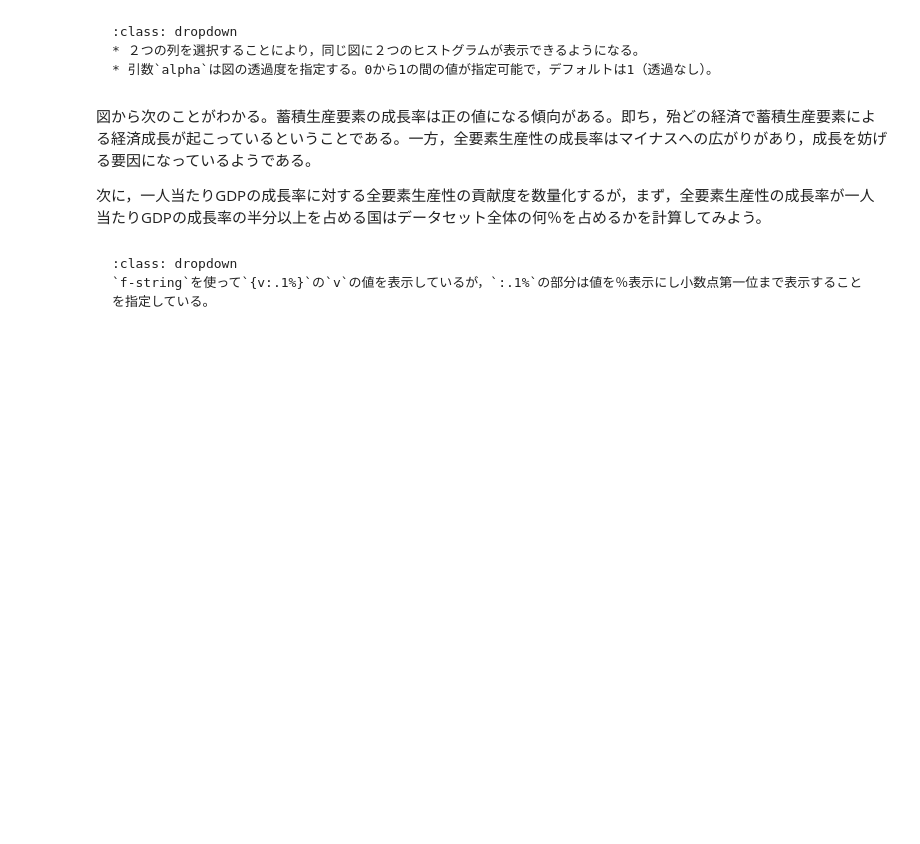
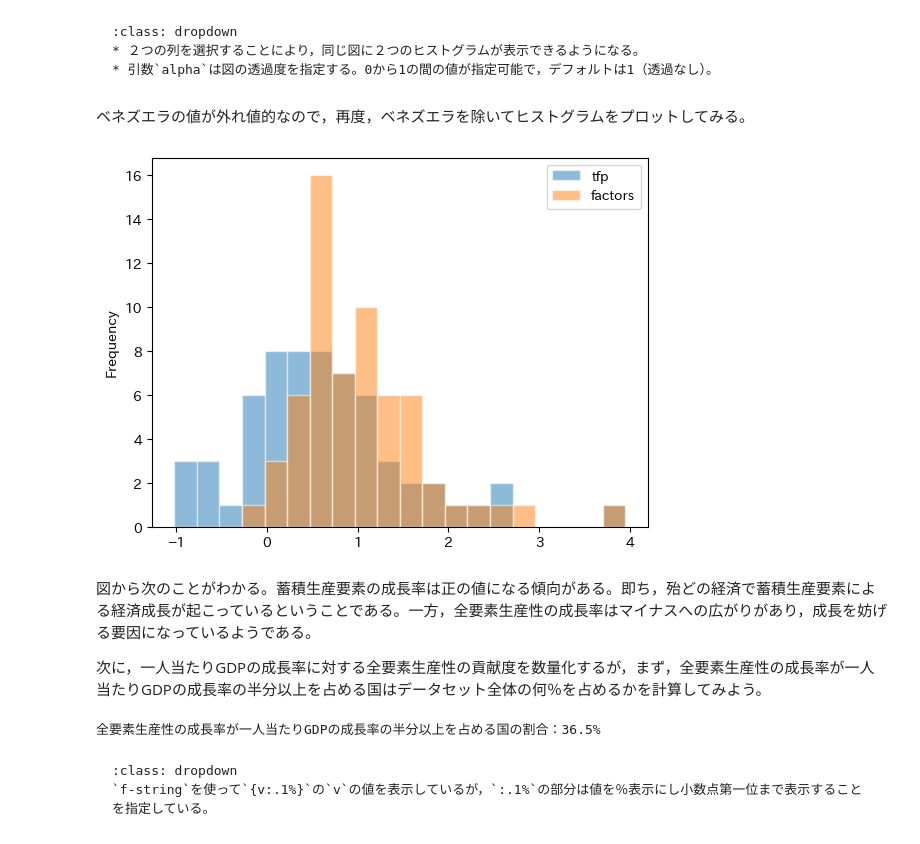
Before and after one commit to Py4Macro/py4macro.github.io, a Jupyter notebook: 5b_Growth_Accounting.ipynb, the cells around one changed output. Cells and saved outputs as stored; diff of their text form; code cells hidden in the pictures; blank space fills up the shorter version.

````diff
--- a/5b_Growth_Accounting.ipynb
+++ b/5b_Growth_Accounting.ipynb
@@ -188,0 +203,2 @@ df['tfp'] = df['y'] / df['factors']
+# %%
+latest_yr = df['year'].max()
@@ -189,12 +207,12 @@ df['tfp'] = df['y'] / df['factors']
 # %%
-def calculate_growth(country, var, start=1999, end=2019, df=df):
+def calculate_growth(country, var, start=1999, end=latest_yr, df=df):
 
     """
     引数：
         country: 国名（文字列; 例えば，'Japan'）
         var: 変数名（文字列; 例えば，`y`）
     戻り値：
-        `country`における`var`の平均成長率（浮動小数点型）
+        `country`における`var`の平均成長率（％）
     """
 
     t = end - start                          #1
@@ -211,7 +229,7 @@ def calculate_growth(country, var, start=1999, end=2019, df=df):
 
     g = (1/t) * np.log( df_end[var].iloc[0] / df_start[var].iloc[0] ) #9
 
-    return 100 * g   #10
+    return 100 * g                           #10
 # %% [markdown]
 ```{admonition} コードの説明
 :class: dropdown
@@ -387,6 +462,14 @@ pass
 * ２つの列を選択することにより，同じ図に２つのヒストグラムが表示できるようになる。
 * 引数`alpha`は図の透過度を指定する。0から1の間の値が指定可能で，デフォルトは1（透過なし）。
 ```
+# %% [markdown]
+ベネズエラの値が外れ値的なので，再度，ベネズエラを除いてヒストグラムをプロットしてみる。
+# %%
+cond = ( df_growth['country']!='Venezuela (Bolivarian Republic of)')
+df_growth.loc[cond,:].plot.hist(y=['tfp','factors'], bins=20, alpha=0.5, edgecolor='white')
+pass
+# %% [output]
+[figure, added]
 # %% [markdown]
 図から次のことがわかる。蓄積生産要素の成長率は正の値になる傾向がある。即ち，殆どの経済で蓄積生産要素による経済成長が起こっているということである。一方，全要素生産性の成長率はマイナスへの広がりがあり，成長を妨げる要因になっているようである。
 
@@ -398,6 +481,8 @@ df_growth['tfp_y_ratio'] = 100 * df_growth['tfp'] / df_growth['y']
 cond = ( df_growth.loc[:,'tfp_y_ratio']>=50 )
 v = len(df_growth.loc[cond,:]) / len(df_growth)
 print(f'全要素生産性の成長率が一人当たりGDPの成長率の半分以上を占める国の割合：{v:.1%}')
+# %% [output]
+全要素生産性の成長率が一人当たりGDPの成長率の半分以上を占める国の割合：36.5%
 # %% [markdown]
 ```{admonition} コードの説明
 :class: dropdown
````
Also changed, not shown: parts of 37 cells of this notebook.
